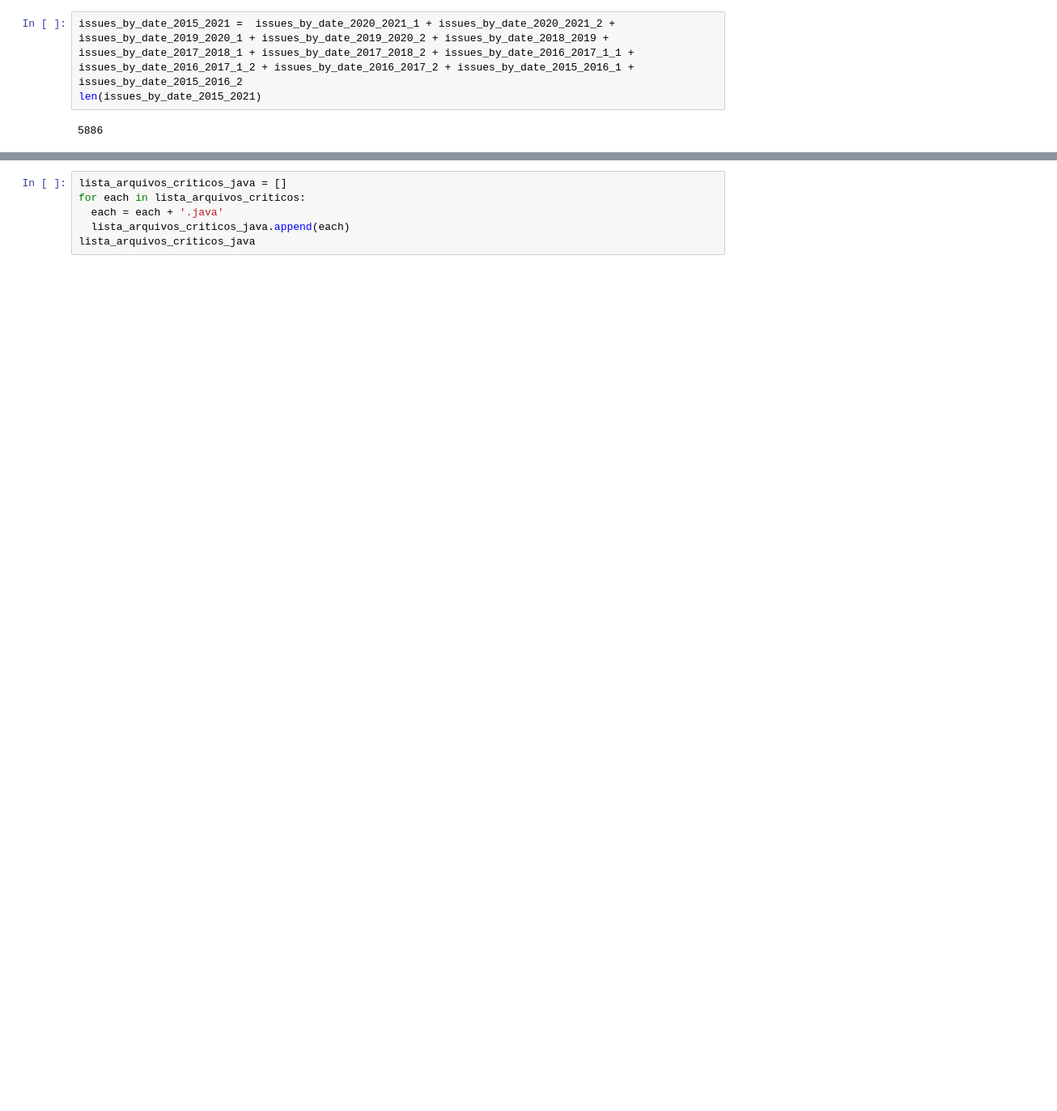
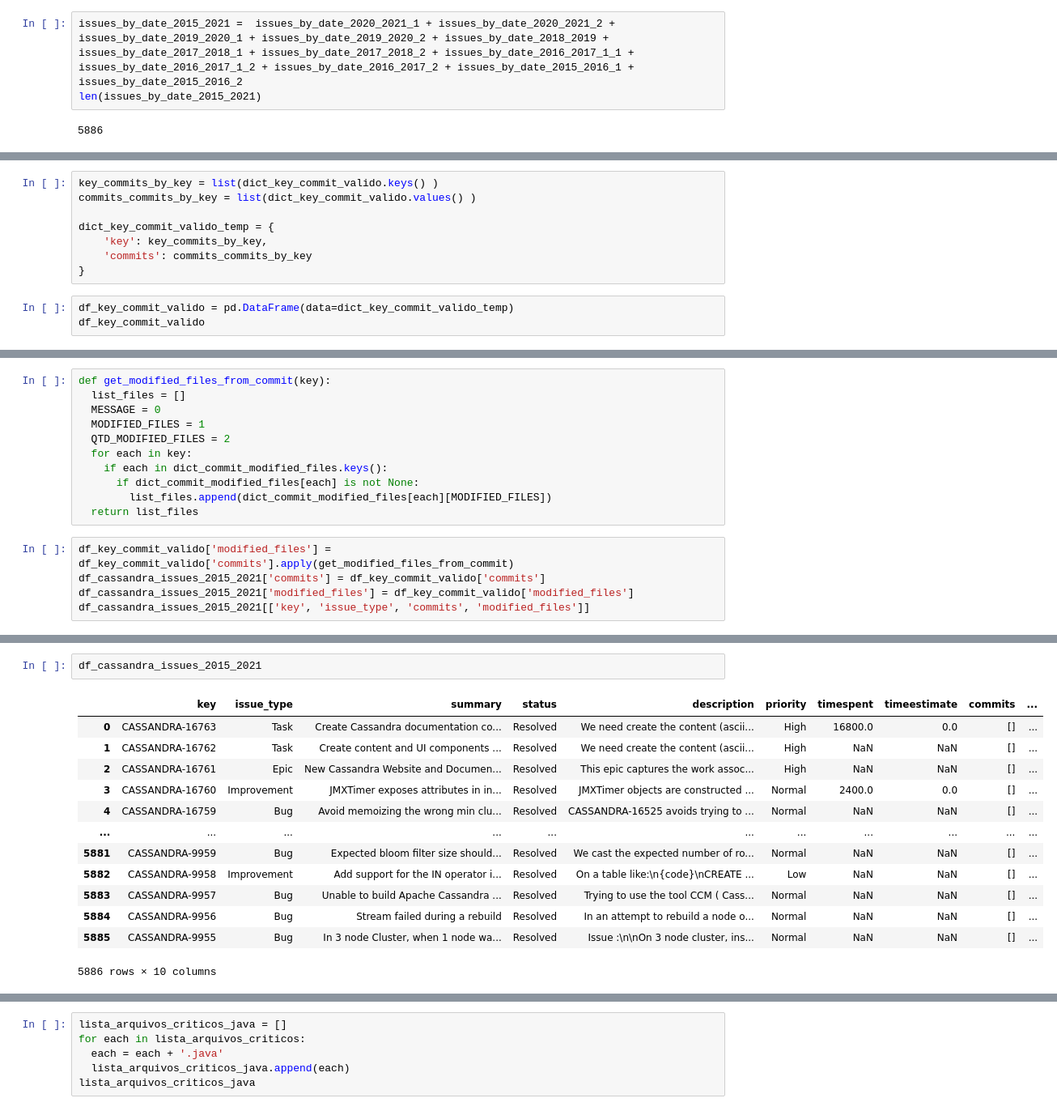
Before and after one commit to armandossrecife/piloto, a Jupyter notebook: analise_cassandra_issues_jira.ipynb, the cells around one changed output, grey strips where cells are left out. Shown at 81% size. Drawn from its saved outputs; the diff is of its cells as text; blank space fills up the shorter version.

```diff
--- a/analise_cassandra_issues_jira.ipynb
+++ b/analise_cassandra_issues_jira.ipynb
@@ -544,0 +598,11 @@ Tempo da consulta: 0:00:51.752097
+# %%
+key_commits_by_key = list(dict_key_commit_valido.keys() )
+commits_commits_by_key = list(dict_key_commit_valido.values() )
+
+dict_key_commit_valido_temp = {
+    'key': key_commits_by_key,
+    'commits': commits_commits_by_key
+}
+# %%
+df_key_commit_valido = pd.DataFrame(data=dict_key_commit_valido_temp)
+df_key_commit_valido
@@ -544,0 +623,16 @@ Tempo da consulta: 0:00:51.752097
+# %%
+def get_modified_files_from_commit(key):
+  list_files = []
+  MESSAGE = 0
+  MODIFIED_FILES = 1
+  QTD_MODIFIED_FILES = 2
+  for each in key:
+    if each in dict_commit_modified_files.keys():
+      if dict_commit_modified_files[each] is not None:
+        list_files.append(dict_commit_modified_files[each][MODIFIED_FILES])
+  return list_files
+# %%
+df_key_commit_valido['modified_files'] = df_key_commit_valido['commits'].apply(get_modified_files_from_commit)
+df_cassandra_issues_2015_2021['commits'] = df_key_commit_valido['commits']
+df_cassandra_issues_2015_2021['modified_files'] = df_key_commit_valido['modified_files']
+df_cassandra_issues_2015_2021[['key', 'issue_type', 'commits', 'modified_files']]
@@ -544,0 +653,16 @@ Tempo da consulta: 0:00:51.752097
+# %%
+df_cassandra_issues_2015_2021
+# %% [output]
+|  | key | issue_type | summary | status | description | priority | timespent | timeestimate | commits | ... |
+| 0 | CASSANDRA-16763 | Task | Create Cassandra documentation co... | Resolved | We need create the content (ascii... | High | 16800.0 | 0.0 | [] | ... |
+| 1 | CASSANDRA-16762 | Task | Create content and UI components ... | Resolved | We need create the content (ascii... | High | NaN | NaN | [] | ... |
+| 2 | CASSANDRA-16761 | Epic | New Cassandra Website and Documen... | Resolved | This epic captures the work assoc... | High | NaN | NaN | [] | ... |
+| 3 | CASSANDRA-16760 | Improvement | JMXTimer exposes attributes in in... | Resolved | JMXTimer objects are constructed ... | Normal | 2400.0 | 0.0 | [] | ... |
+| 4 | CASSANDRA-16759 | Bug | Avoid memoizing the wrong min clu... | Resolved | CASSANDRA-16525 avoids trying to ... | Normal | NaN | NaN | [] | ... |
+| ... | ... | ... | ... | ... | ... | ... | ... | ... | ... | ... |
+| 5881 | CASSANDRA-9959 | Bug | Expected bloom filter size should... | Resolved | We cast the expected number of ro... | Normal | NaN | NaN | [] | ... |
+| 5882 | CASSANDRA-9958 | Improvement | Add support for the IN operator i... | Resolved | On a table like:\n{code}\nCREATE ... | Low | NaN | NaN | [] | ... |
+| 5883 | CASSANDRA-9957 | Bug | Unable to build Apache Cassandra ... | Resolved | Trying to use the tool CCM ( Cass... | Normal | NaN | NaN | [] | ... |
+| 5884 | CASSANDRA-9956 | Bug | Stream failed during a rebuild | Resolved | In an attempt to rebuild a node o... | Normal | NaN | NaN | [] | ... |
+| 5885 | CASSANDRA-9955 | Bug | In 3 node Cluster, when 1 node wa... | Resolved | Issue :\n\nOn 3 node cluster, ins... | Normal | NaN | NaN | [] | ... |
+5886 rows × 10 columns
```
Also changed, not shown: parts of 44 cells of this notebook.
